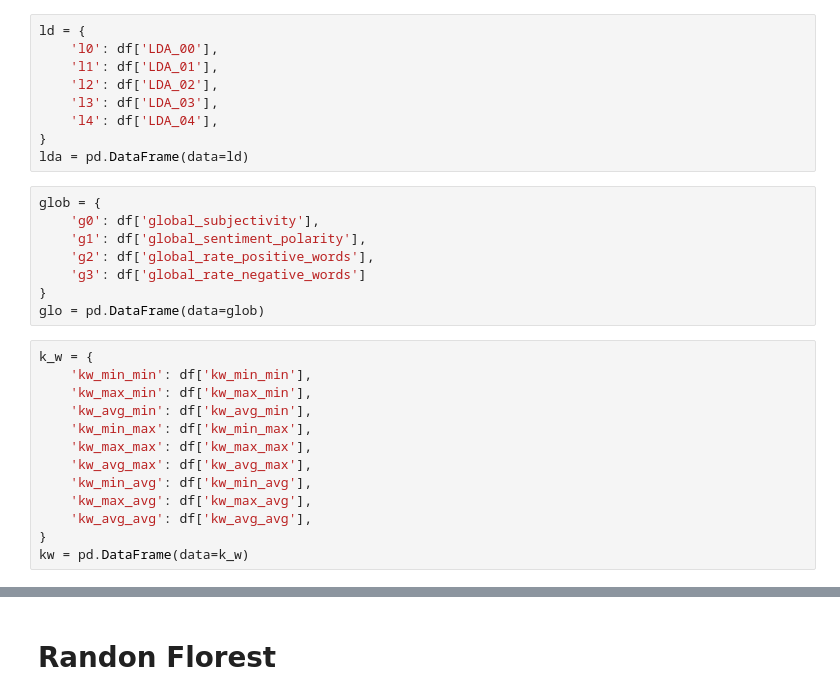
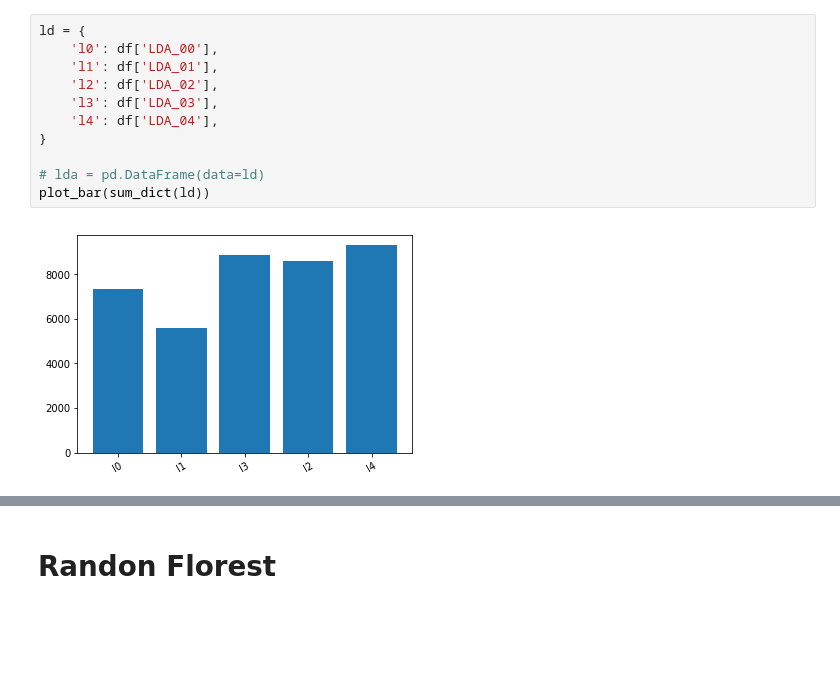
Before and after one commit to ednunes/machine-learning-projects, a Jupyter notebook: [regression]online_news_popularity/online_news_popularity.ipynb, the cells around one changed output, grey strips where cells are left out. Cells and saved outputs as stored; diff of their text form; blank space fills up the shorter version.

```diff
--- a/[regression]online_news_popularity/online_news_popularity.ipynb
+++ b/[regression]online_news_popularity/online_news_popularity.ipynb
@@ -91,30 +102,13 @@ data_channel = pd.DataFrame(data=channel)
 # %%
 ld = {
     'l0': df['LDA_00'],
     'l1': df['LDA_01'],
     'l2': df['LDA_02'],
     'l3': df['LDA_03'],
     'l4': df['LDA_04'],
 }
-lda = pd.DataFrame(data=ld)
+
+# lda = pd.DataFrame(data=ld)
+plot_bar(sum_dict(ld))
+# %% [output]
+[figure, added]
-# %%
-glob = {
-    'g0': df['global_subjectivity'],
-    'g1': df['global_sentiment_polarity'],
-    'g2': df['global_rate_positive_words'],
-    'g3': df['global_rate_negative_words']
-}
-glo = pd.DataFrame(data=glob)
-# %%
-k_w = {
-    'kw_min_min': df['kw_min_min'],
-    'kw_max_min': df['kw_max_min'],
-    'kw_avg_min': df['kw_avg_min'],
-    'kw_min_max': df['kw_min_max'],
-    'kw_max_max': df['kw_max_max'],
-    'kw_avg_max': df['kw_avg_max'],
-    'kw_min_avg': df['kw_min_avg'],
-    'kw_max_avg': df['kw_max_avg'],
-    'kw_avg_avg': df['kw_avg_avg'],
-}
-kw = pd.DataFrame(data=k_w)
```
Also changed, not shown: parts of 20 cells of this notebook.
